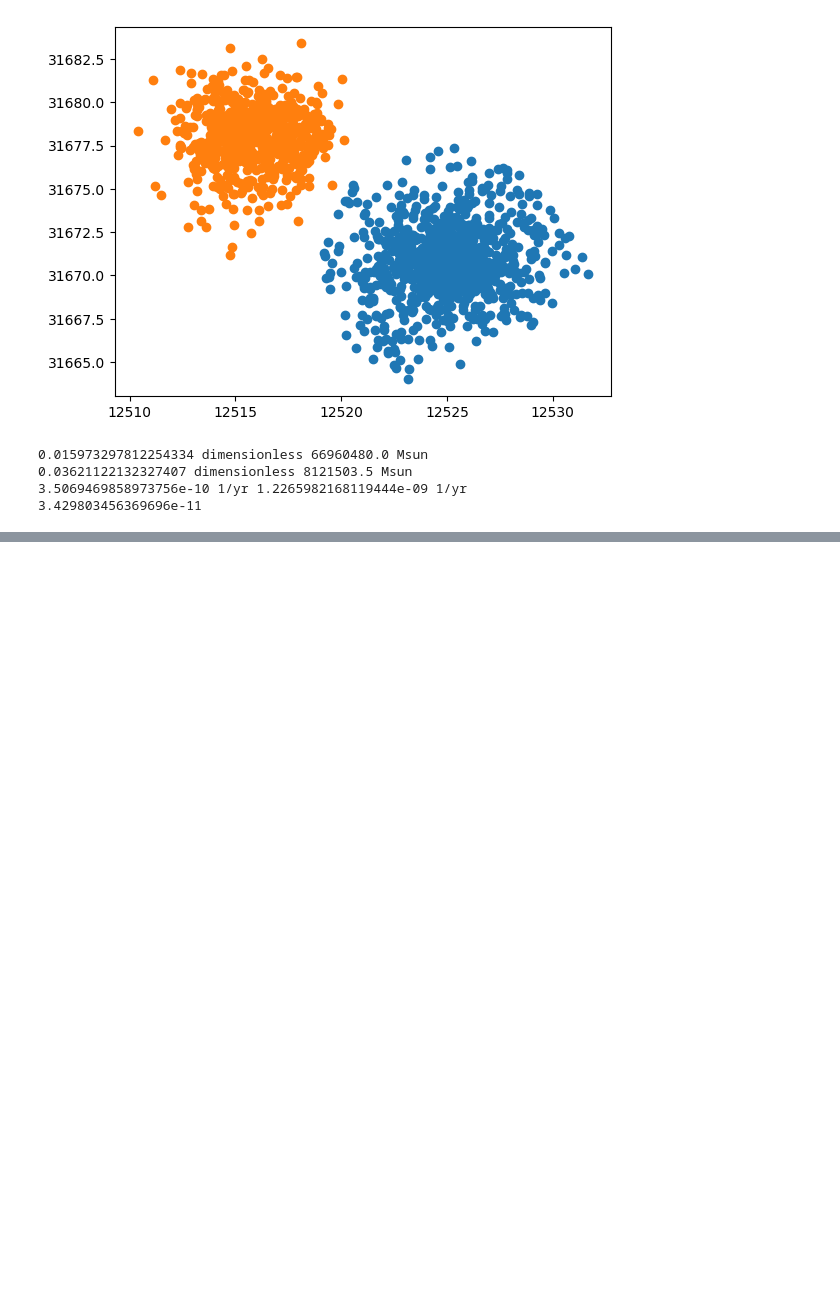
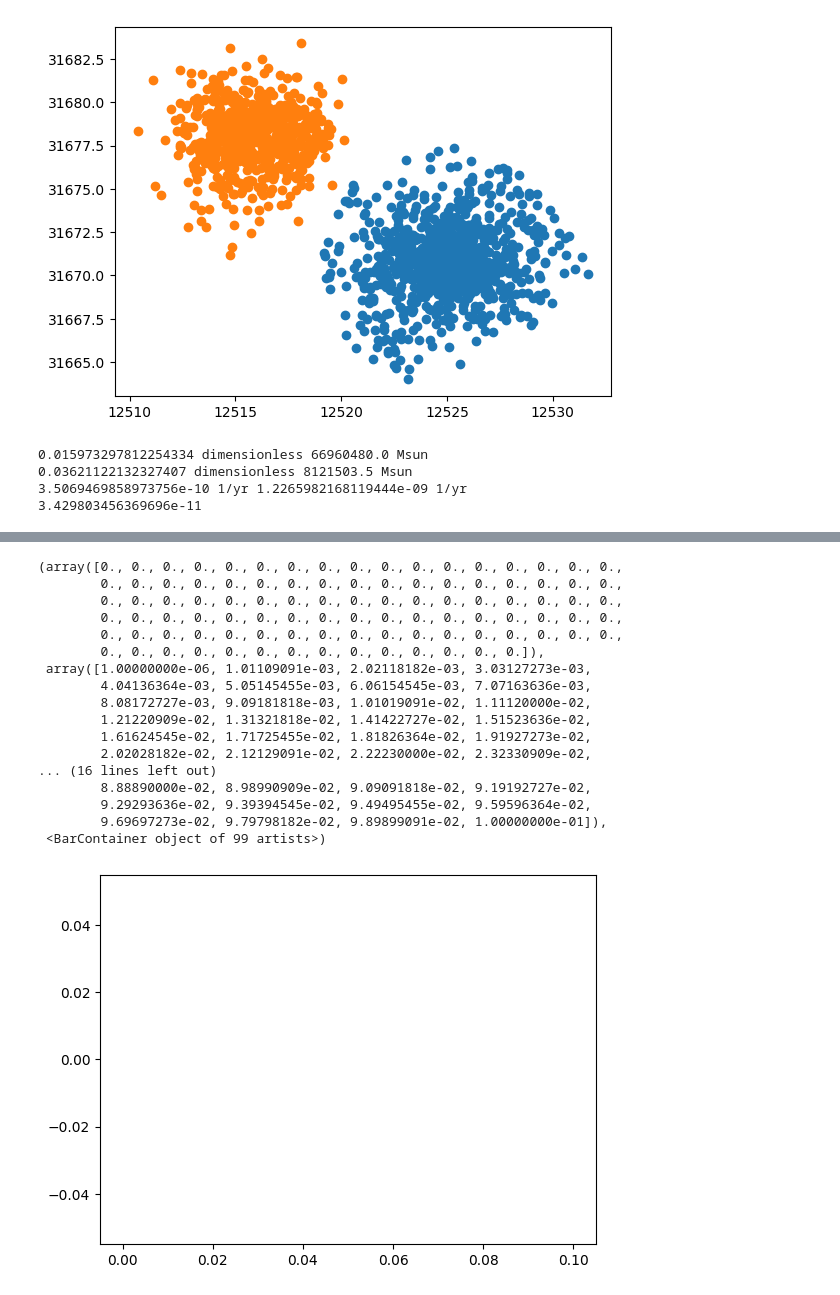
Before and after one commit to GiulianoLo/analize_simba_cgm, a Jupyter notebook: search_dragons.ipynb, the cells around one changed output, grey strips where cells are left out. Cells and saved outputs as stored; diff of their text form; code cells hidden in the pictures; blank space fills up the shorter version.

```diff
--- a/search_dragons.ipynb
+++ b/search_dragons.ipynb
@@ -12,7 +12,7 @@ cosmo = LambdaCDM(H0 = 68, Om0= 0.3, Ode0= 0.7, Ob0=0.048)
 # %%
 snap = 104
 n = 60
-sb = anal.Simba('cis', size='50_full')
+sb = anal.Simba('cis', size=100)
 z = sb.get_z_from_snap(snap)
 print(f'Snap {snap} is at z={z}')
 snapfile = sb.get_sim_file(snap)
@@ -90,3 +90,14 @@ print(0.2/cosmo.age(z).to(u.yr).value)
 0.03621122132327407 dimensionless 8121503.5 Msun
 3.5069469858973756e-10 1/yr 1.2265982168119444e-09 1/yr
 3.429803456369696e-11
+# %%
+# First a sanity check comparing f_edd with the sSFRto identify the quench
+
+# I will work with the full 100 volume to have more statistics
+snap = 104
+sb = anal.Simba('cis', size=100)
+z = sb.get_z_from_snap(snap)
+print(f'Snap {snap} is at z={z}')
+catfile  = sb.get_caesar_file(snap)
+print(catfile)
+cs = sb.get_caesar(snap)
@@ -92,0 +110,31 @@ print(0.2/cosmo.age(z).to(u.yr).value)
+# %%
+ids = np.asarray([i.GroupID for i in cs.galaxies])
+pos = np.asarray([i.pos for i in cs.galaxies])
+mdot = np.asarray([i.masses['bh'] for i in cs.galaxies])
+sfr = np.asarray([i.sfr for i in cs.galaxies])
+fedd = np.asarray([i.bh_fedd for i in cs.galaxies])
+ms  = np.asarray([i.masses['stellar'] for i in cs.galaxies])
+ssfr = sfr/ms
+
+quiesc = 0.2/cosmo.age(z).to(u.yr).value
+# %%
+plt.hist(mdot, bins=np.linspace(0.000001, 0.1, 100))
+# %% [output]
+(array([0., 0., 0., 0., 0., 0., 0., 0., 0., 0., 0., 0., 0., 0., 0., 0., 0.,
+        0., 0., 0., 0., 0., 0., 0., 0., 0., 0., 0., 0., 0., 0., 0., 0., 0.,
+        0., 0., 0., 0., 0., 0., 0., 0., 0., 0., 0., 0., 0., 0., 0., 0., 0.,
+        0., 0., 0., 0., 0., 0., 0., 0., 0., 0., 0., 0., 0., 0., 0., 0., 0.,
+        0., 0., 0., 0., 0., 0., 0., 0., 0., 0., 0., 0., 0., 0., 0., 0., 0.,
+        0., 0., 0., 0., 0., 0., 0., 0., 0., 0., 0., 0., 0., 0.]),
+ array([1.00000000e-06, 1.01109091e-03, 2.02118182e-03, 3.03127273e-03,
+        4.04136364e-03, 5.05145455e-03, 6.06154545e-03, 7.07163636e-03,
+        8.08172727e-03, 9.09181818e-03, 1.01019091e-02, 1.11120000e-02,
+        1.21220909e-02, 1.31321818e-02, 1.41422727e-02, 1.51523636e-02,
+        1.61624545e-02, 1.71725455e-02, 1.81826364e-02, 1.91927273e-02,
+        2.02028182e-02, 2.12129091e-02, 2.22230000e-02, 2.32330909e-02,
+... (16 lines left out)
+        8.88890000e-02, 8.98990909e-02, 9.09091818e-02, 9.19192727e-02,
+        9.29293636e-02, 9.39394545e-02, 9.49495455e-02, 9.59596364e-02,
+        9.69697273e-02, 9.79798182e-02, 9.89899091e-02, 1.00000000e-01]),
+ <BarContainer object of 99 artists>)
+[figure, added]
```
Also changed, not shown: parts of 29 cells of this notebook, 12 other files.
